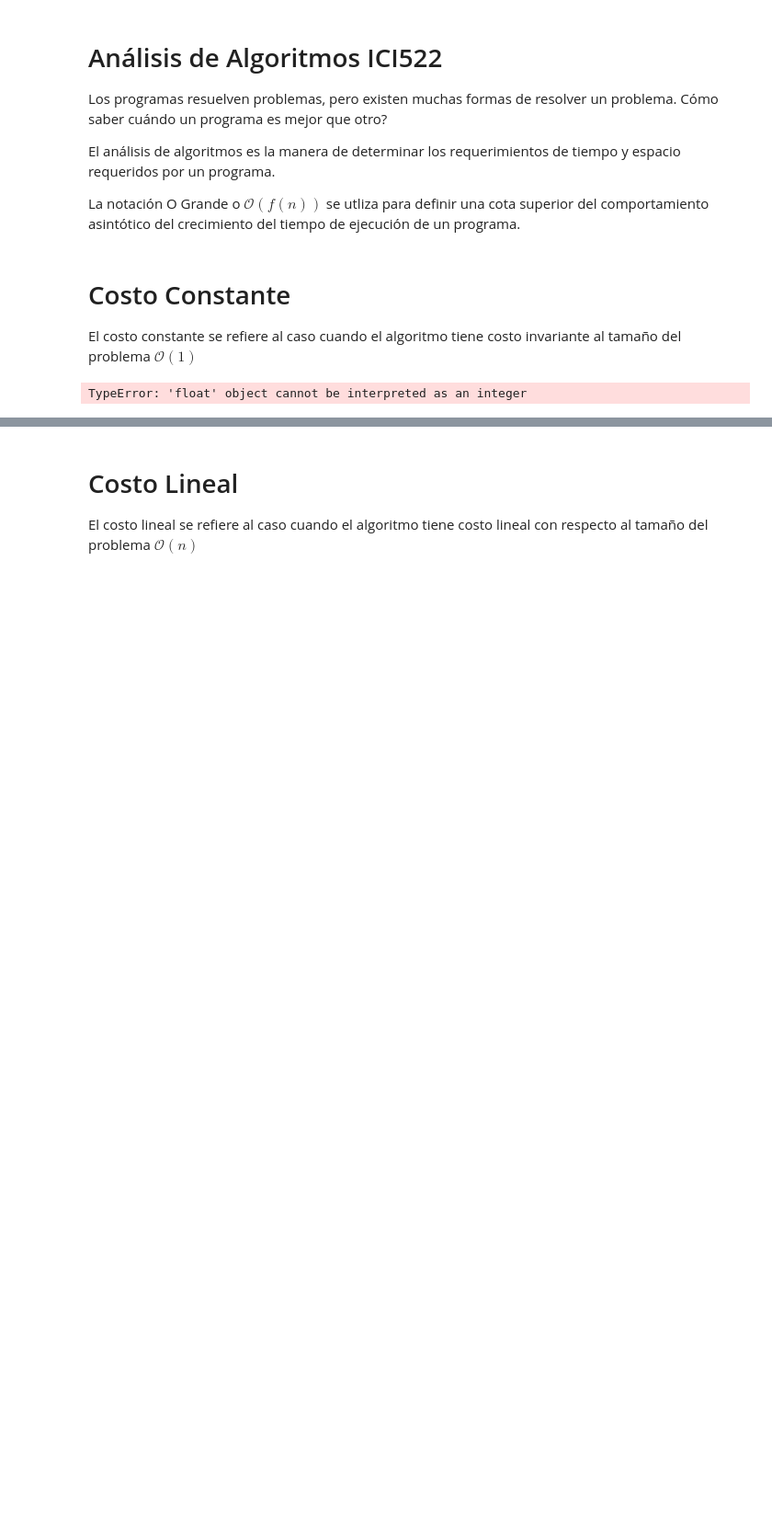
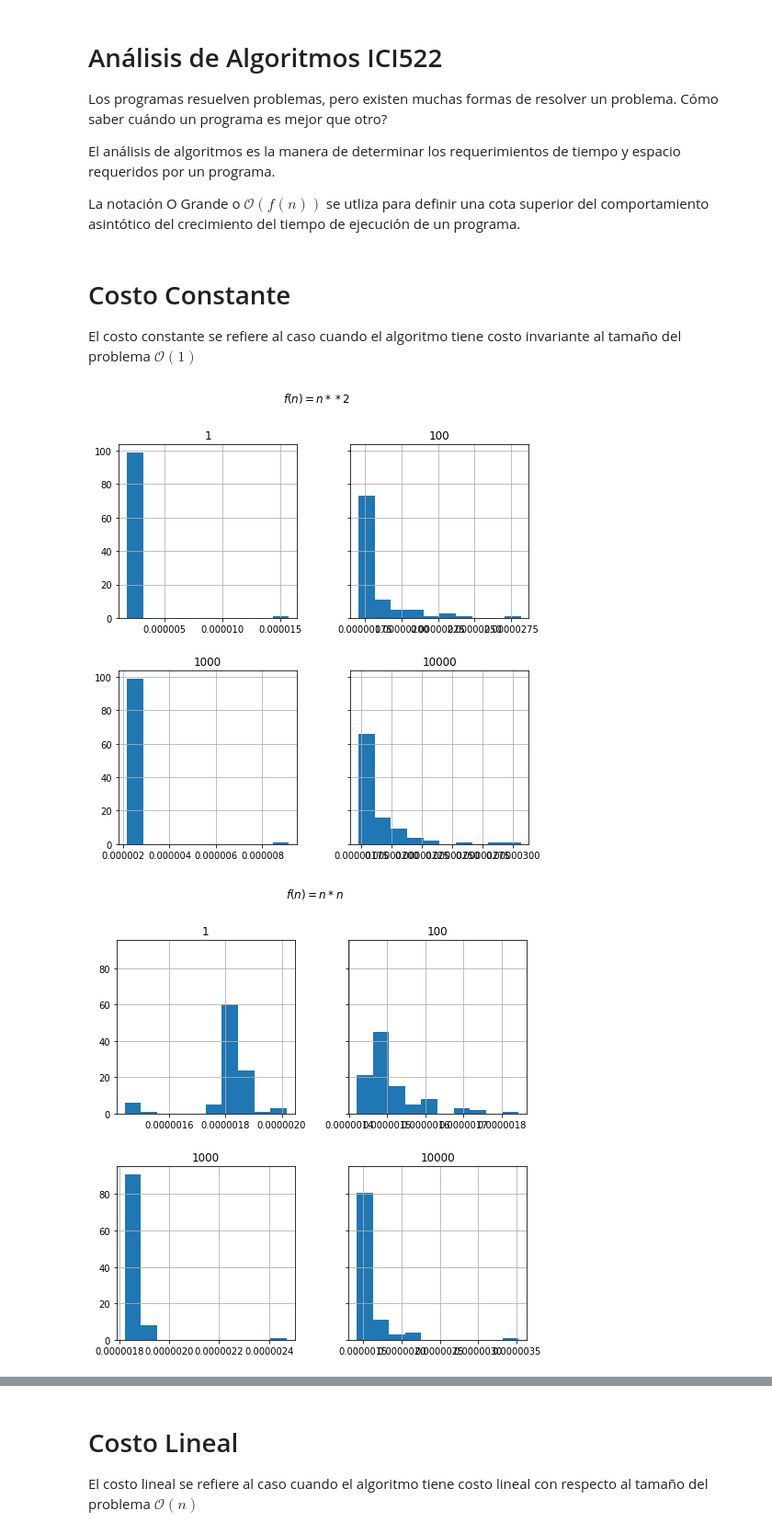
Before and after one commit to sherna90/analisis_algoritmos, a Jupyter notebook: 1.-Introduccion.ipynb, the cells around one changed output, grey strips where cells are left out. Shown at 92% size. Drawn from its saved outputs; the diff is of its cells as text; code cells hidden in the pictures; blank space fills up the shorter version.

```diff
--- a/1.-Introduccion.ipynb
+++ b/1.-Introduccion.ipynb
@@ -11,24 +11,44 @@ La notación O Grande o $\mathcal{O}(f(n))$ se utliza para definir una cota supe
 
 El costo constante se refiere al caso cuando el algoritmo tiene costo invariante al tamaño del problema $\mathcal{O}(1)$
 # %%
-import timeit
+import time
 
 square_exp = lambda n : n**2
-
 square = lambda n : n*n
 
-experiments=1e4
+experiments={1,100,1000,10000}
 samples=100
 results_1={}
 results_2={}
-for n in range(experiments):
+for n in experiments:
     result1=[]
     result2=[]
     for sample in range(samples):
-        result1.append(timeit.timeit('square_exp(n)',setup='from __main__ import square_exp'))
-        result2.append(timeit.timeit('square(n)',setup='from __main__ import square'))
+        t = time.process_time()
+        square_exp(n)
+        t1 = time.process_time() - t
+        t = time.process_time()
+        square(n)
+        t2 = time.process_time() - t
+        result1.append(t1)
+        result2.append(t2)
     results_1.update({n:result1})
     results_2.update({n:result2})
-#timeit.timeit('square(1e5)', number=10000)
-# %% [output]
-TypeError: 'float' object cannot be interpreted as an integer
+# %%
+import pandas as pd
+
+df_sq_exp=pd.DataFrame(results_1)
+df_sq=pd.DataFrame(results_2)
+# %%
+import matplotlib.pyplot as plt
+
+df_sq_exp.hist(figsize=(8,8),sharey=True)
+plt.suptitle(r'$f(n)=n**2$')
+plt.show()
+
+df_sq.hist(figsize=(8,8),sharey=True)
+plt.suptitle(r'$f(n)=n*n$')
+plt.show()
+# %% [output]
+[figure, added]
+[figure, added]
```
Also changed, not shown: parts of 12 cells of this notebook, 1 other file.
